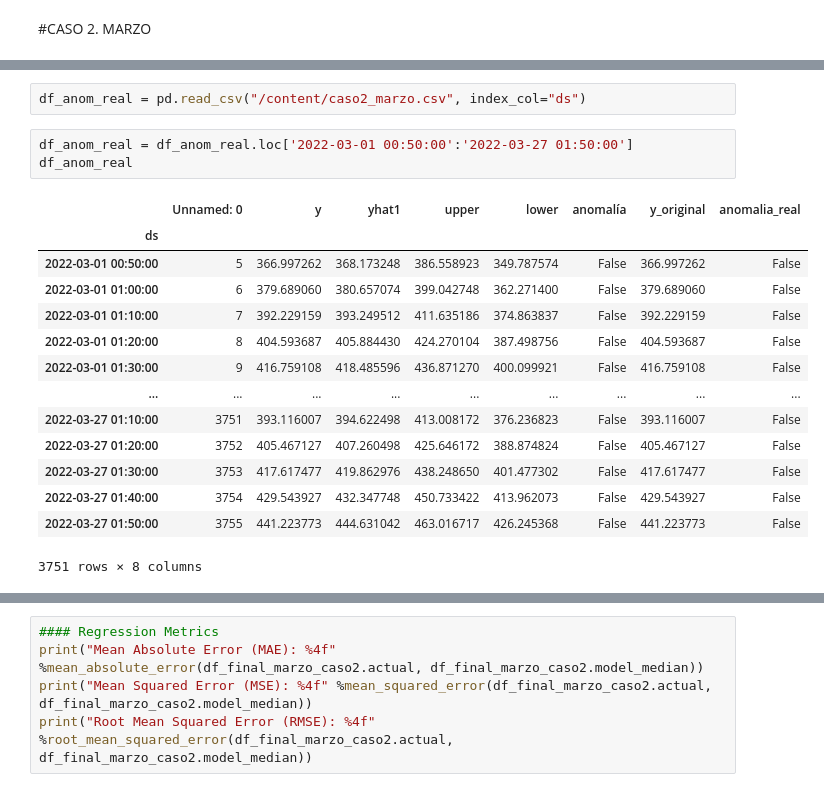
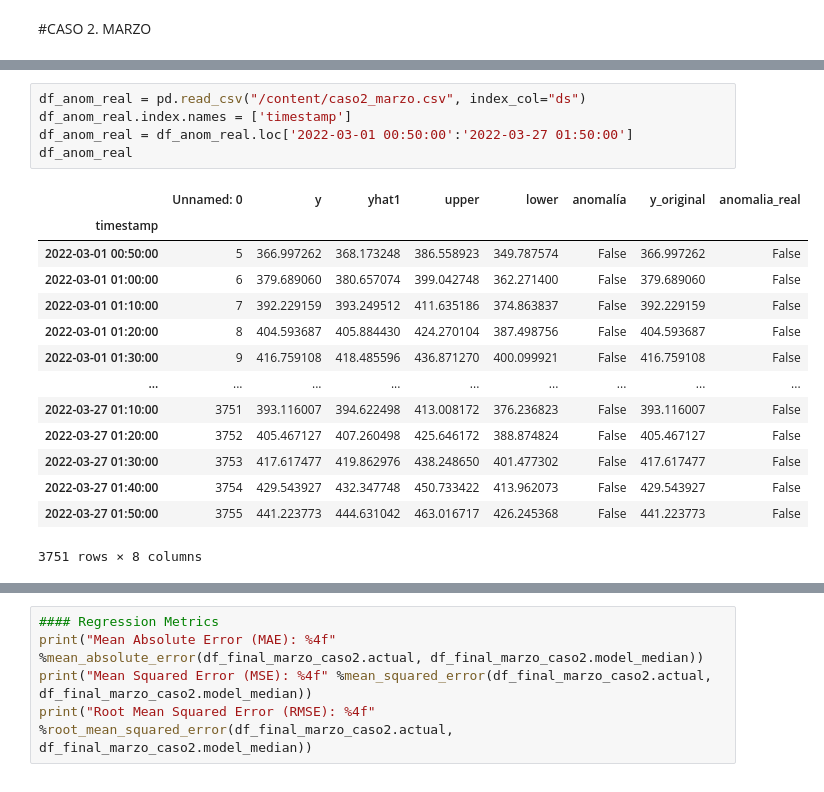
Before and after one commit to alvarofvillar/trabajopruebas, a Jupyter notebook: Estudio_Completo_Precision_Elastic.ipynb, the cells around one changed output, grey strips where cells are left out. Saved outputs shown, nothing was run; the diff lists cells and outputs as text.

```diff
--- a/Estudio_Completo_Precision_Elastic.ipynb
+++ b/Estudio_Completo_Precision_Elastic.ipynb
@@ -427,11 +456,11 @@ def root_mean_squared_error(actual, predictions):
-# %%
-df_anom_real = pd.read_csv("/content/caso2_marzo.csv", index_col="ds")
 # %%
+df_anom_real = pd.read_csv("/content/caso2_marzo.csv", index_col="ds")
+df_anom_real.index.names = ['timestamp']
 df_anom_real = df_anom_real.loc['2022-03-01 00:50:00':'2022-03-27 01:50:00']
 df_anom_real
 # %% [output]
 |  | Unnamed: 0 | y | yhat1 | upper | lower | anomalía | y_original | anomalia_real |
-| ds |  |  |  |  |  |  |  |  |
+| timestamp |  |  |  |  |  |  |  |  |
 | 2022-03-01 00:50:00 | 5 | 366.997262 | 368.173248 | 386.558923 | 349.787574 | False | 366.997262 | False |
 | 2022-03-01 01:00:00 | 6 | 379.689060 | 380.657074 | 399.042748 | 362.271400 | False | 379.689060 | False |
 | 2022-03-01 01:10:00 | 7 | 392.229159 | 393.249512 | 411.635186 | 374.863837 | False | 392.229159 | False |
```
Also changed, not shown: parts of 42 cells of this notebook.
